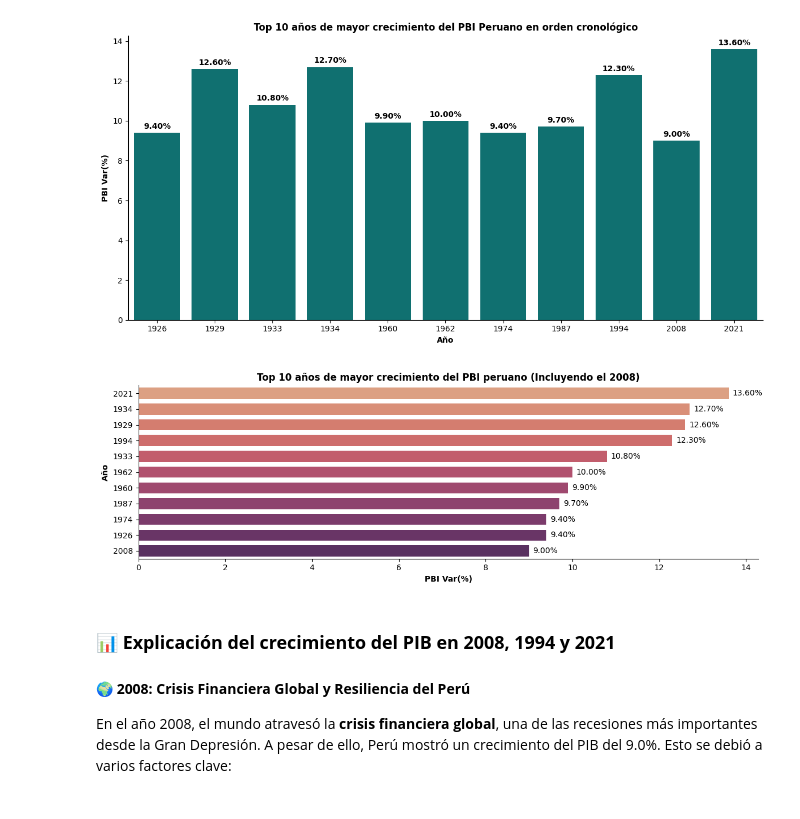
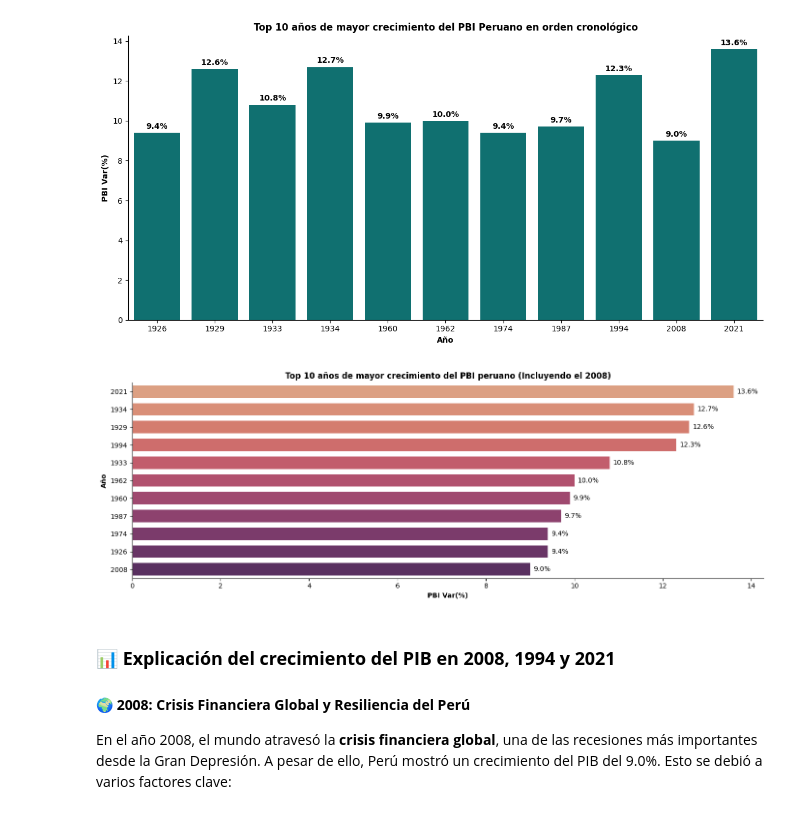
Before and after one commit to Luivelo/Expresate_Peru_con_Datos_2024_Team_GPT, a Jupyter notebook: Proyecto/Storytelling_working_enviroment.ipynb, the cells around one changed output. Cells and saved outputs as stored; diff of their text form; code cells hidden in the pictures.

```diff
--- a/Proyecto/Storytelling_working_enviroment.ipynb
+++ b/Proyecto/Storytelling_working_enviroment.ipynb
@@ -186,7 +193,7 @@ for i, bar in enumerate(bars.patches):
     year = data_10_years.iloc[i]['Año']
     if year in data_dict:
         pbi_por = data_dict[year]
-        ax.annotate(f'{pbi_por:.2f}%',
+        ax.annotate(f'{pbi_por:.1f}%',
                     xy=(bar.get_x() + bar.get_width() / 2, height),
                     xytext=(0, 3),  # 3 puntos de desplazamiento vertical
                     textcoords="offset points",
@@ -215,37 +222,37 @@ data_10_years['Año'] = data_10_years['Año'].astype(int)
 data_10_years = pd.concat([data_10_years, data_2008[['Año', 'Peru_PBI_por', 'PBI']].astype(int)]) #Appendeando el año 2008 al dataframe
 
 # Crear el gráfico de barras horizontal
-fig, ax = plt.subplots(figsize=(12, 4))
+fig, ax = plt.subplots(figsize=(14, 5))
 bars = sns.barplot(x='Peru_PBI_por', y='Año', data=data_10_years,
                 palette='flare', orient='h',
                 order=data_10_years.sort_values('Peru_PBI_por', ascending=False)['Año'],
                 width=0.7)
 
 # Añadir etiquetas de porcentaje de variación a cada barra
 for i, bar in enumerate(bars.patches):
     width = bar.get_width()
     year = data_10_years.iloc[i]['Año']
     pbi_por = data_10_years.iloc[i]['Peru_PBI_por']
-    ax.annotate(f'{pbi_por:.2f}%',
+    ax.annotate(f'{pbi_por:.1f}%',
                 xy=(width, bar.get_y() + bar.get_height() / 2),
                 xytext=(5, 0),  # 5 puntos de desplazamiento horizontal
                 textcoords="offset points",
                 ha='left', va='center', fontsize=10, color='black')
 
 # Limpiar bordes innecesarios del gráfico
 sns.despine(left=False, bottom=False)
 
 # Añadir título y etiquetas
 plt.title("Top 10 años de mayor crecimiento del PBI peruano (Incluyendo el 2008)", weight='bold')
 ax.set_xlabel("PBI Var(%)", weight='bold')
 ax.set_ylabel("Año", weight='bold')
 
 # Ajustar diseño y mostrar gráfico
 plt.grid(False)
 plt.tight_layout()
 plt.show()
 # %% [output]
-[figure, old version]
+[figure, new version]
 # %% [markdown]
 ### 📊 **Explicación del crecimiento del PIB en 2008, 1994 y 2021**
 
```
Also changed, not shown: parts of 12 cells of this notebook.
